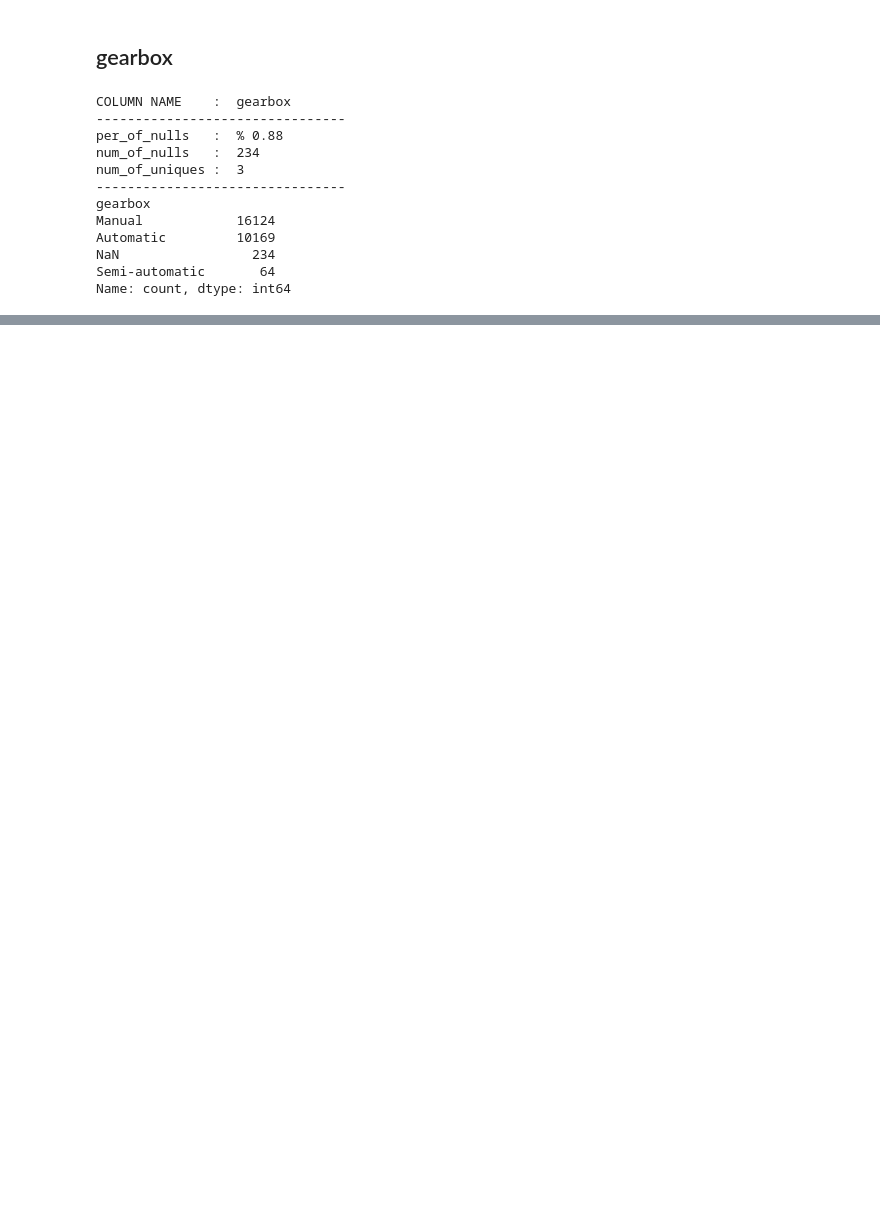
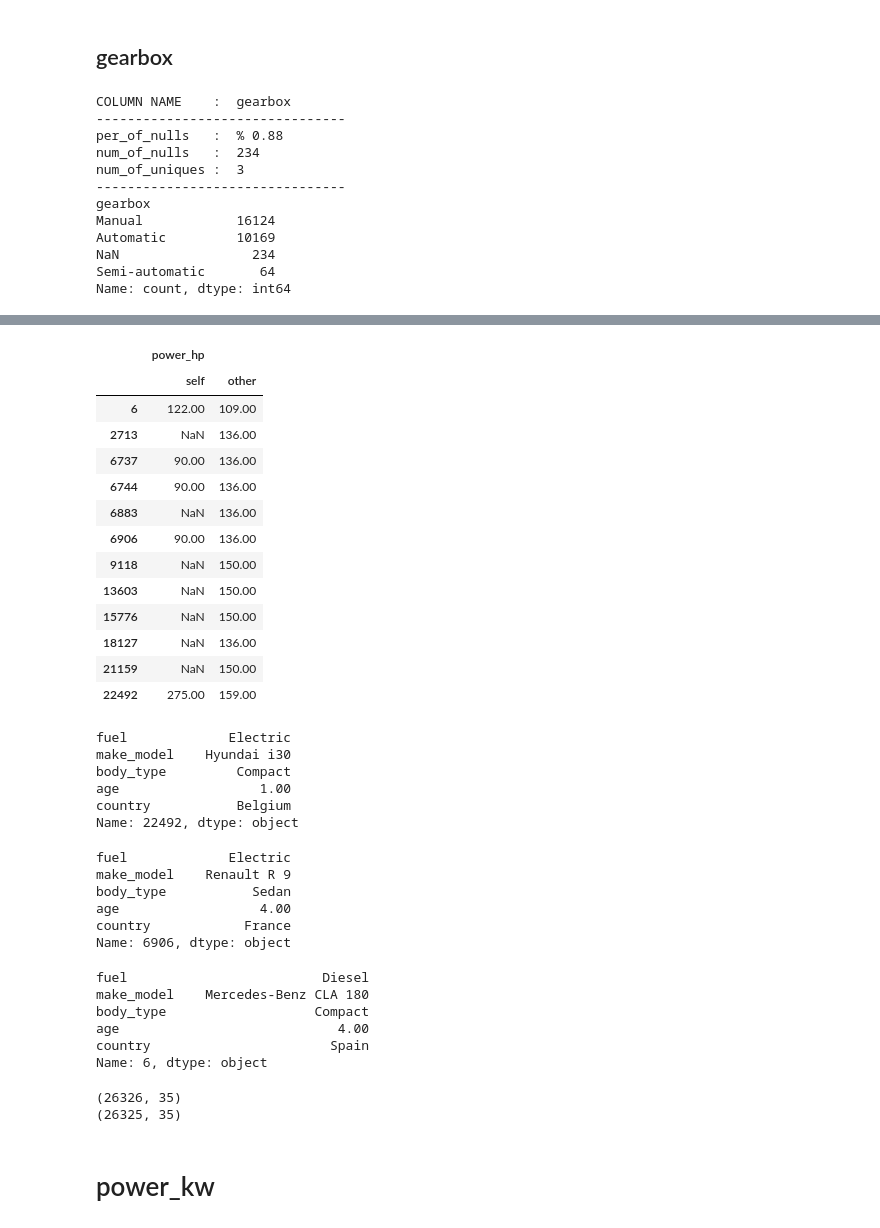
Before and after one commit to fermiyon/clarusway, a Jupyter notebook: autoscout/project_part_2_missing_values.ipynb, the cells around one changed output, grey strips where cells are left out. Saved outputs shown, nothing was run; the diff lists cells and outputs as text; code cells hidden in the pictures; blank space fills up the shorter version.

```diff
--- a/autoscout/project_part_2_missing_values.ipynb
+++ b/autoscout/project_part_2_missing_values.ipynb
@@ -473,0 +562,2 @@ df_dummied.to_csv("final_scout_dummy.csv", index=False)
+# %%
+df_power_hp = fill_with_mode('power_hp',groups=['make_model','body_type','fuel','age','country'])
@@ -473,0 +582,2 @@ df_dummied.to_csv("final_scout_dummy.csv", index=False)
+# %%
+df_power_hp2 = fill_with_mode('power_hp',groups=['fuel','make_model','body_type','age','country'])
@@ -473,0 +602,45 @@ df_dummied.to_csv("final_scout_dummy.csv", index=False)
+# %%
+df_power_hp.compare(df_power_hp2)
+# %% [output]
+|  | power_hp |  |
+|  | self | other |
+| 6 | 122.00 | 109.00 |
+| 2713 | NaN | 136.00 |
+| 6737 | 90.00 | 136.00 |
+| 6744 | 90.00 | 136.00 |
+| 6883 | NaN | 136.00 |
+| 6906 | 90.00 | 136.00 |
+| 9118 | NaN | 150.00 |
+| 13603 | NaN | 150.00 |
+| 15776 | NaN | 150.00 |
+| 18127 | NaN | 136.00 |
+| 21159 | NaN | 150.00 |
+| 22492 | 275.00 | 159.00 |
+# %%
+df.loc[22492,['fuel','make_model','body_type','age','country']]
+# %% [output]
+fuel             Electric
+make_model    Hyundai i30
+body_type         Compact
+age                  1.00
+country           Belgium
+Name: 22492, dtype: object
+# %%
+df.loc[6906,['fuel','make_model','body_type','age','country']]
+# %% [output]
+fuel             Electric
+make_model    Renault R 9
+body_type           Sedan
+age                  4.00
+country            France
+Name: 6906, dtype: object
+# %%
+# from internet it is 109
+df.loc[6,['fuel','make_model','body_type','age','country']]
+# %% [output]
+fuel                         Diesel
+make_model    Mercedes-Benz CLA 180
+body_type                   Compact
+age                            4.00
+country                       Spain
+Name: 6, dtype: object
@@ -473,0 +654,7 @@ df_dummied.to_csv("final_scout_dummy.csv", index=False)
+# %%
+df = remove_duplicates()
+# %% [output]
+(26326, 35)
+(26325, 35)
+# %% [markdown]
+# power_kw
```
Also changed, not shown: parts of 233 cells of this notebook.
